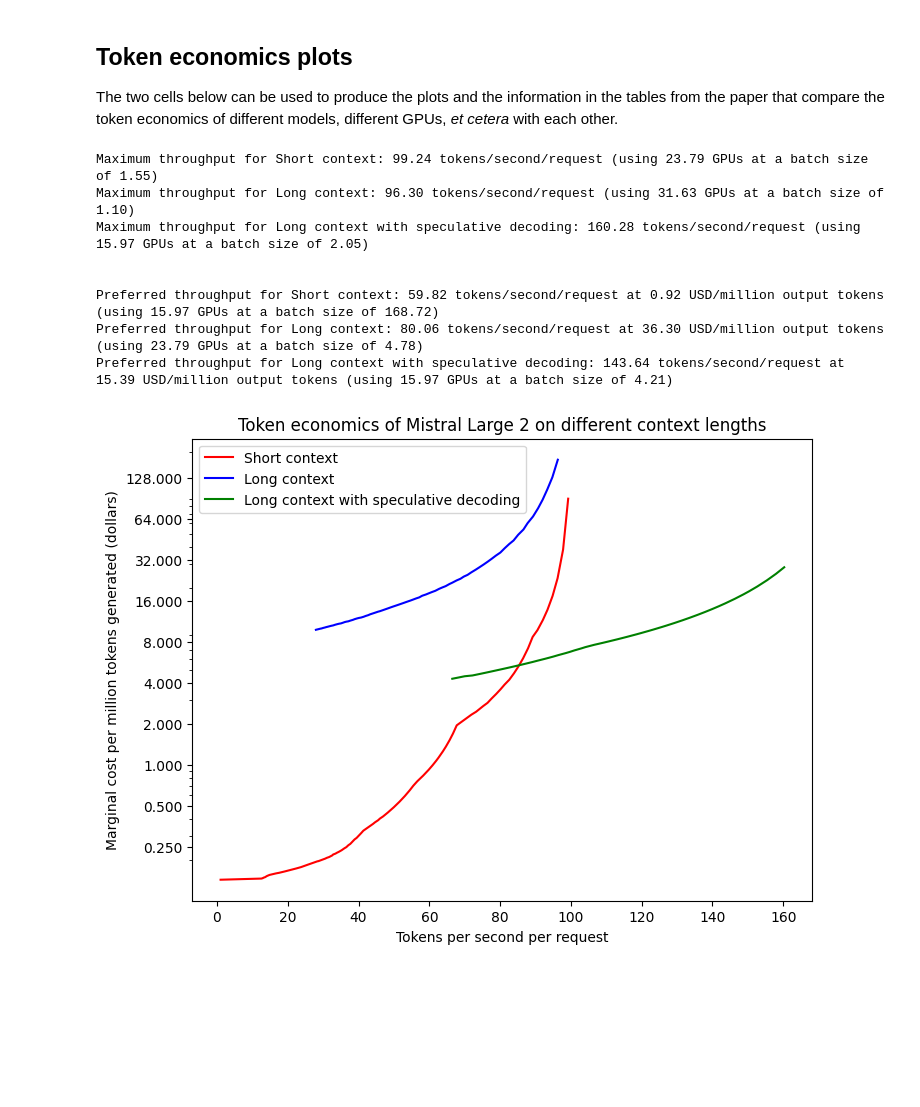
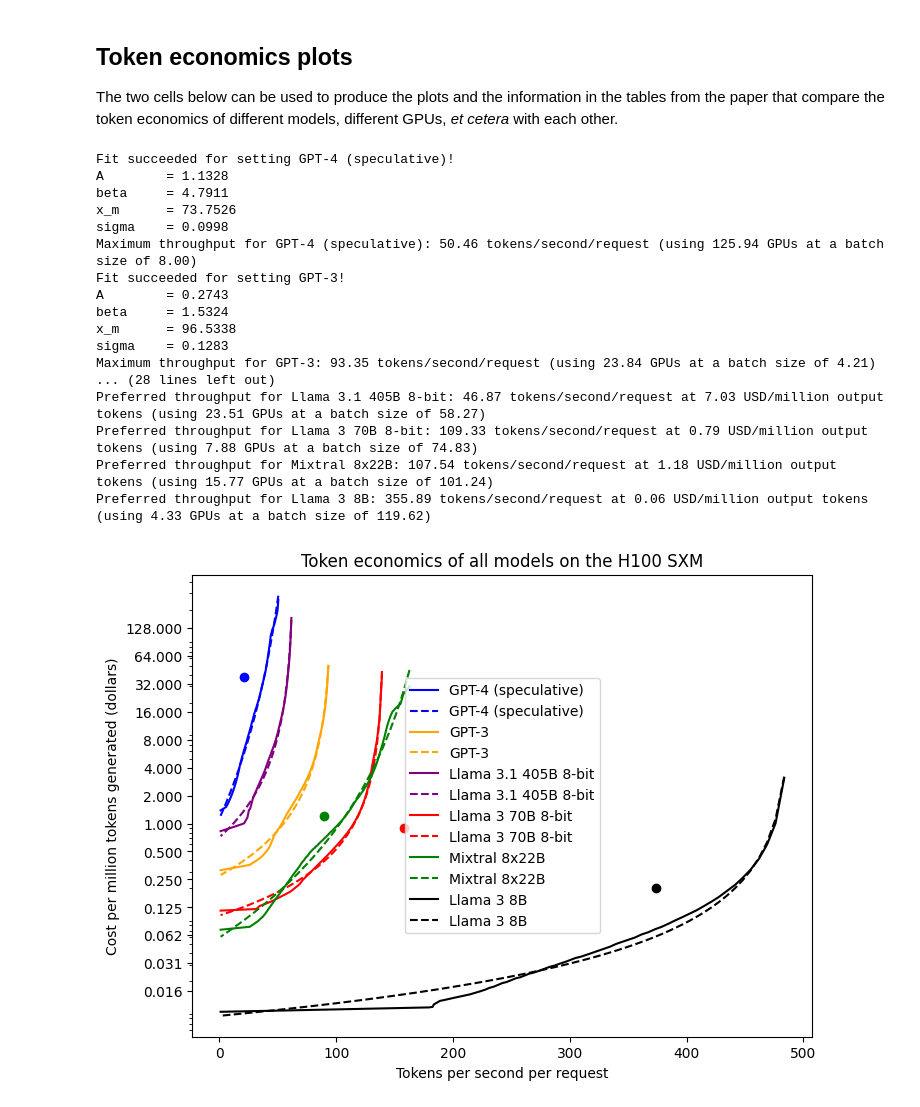
Before and after one commit to YafahEdelman/inference-economics, a Jupyter notebook: inference_economics_notebook.ipynb, the cells around one changed output. Drawn from its saved outputs; the diff is of its cells as text; code cells hidden in the pictures; blank space fills up the shorter version.

Commit message:
Fitting model to Pareto fronts

```diff
--- a/inference_economics_notebook.ipynb
+++ b/inference_economics_notebook.ipynb
@@ -964,15 +1014,15 @@ Output token latency (seconds): [0.01194768]
 
 Here, you can test the theoretical performance of some specific inference setup by playing with the values of all of the variables.
 # %%
-input_len = 100000
+input_len = 0
 output_len = 128
 
-batch_size = 20
+batch_size = 2000
 
-model_obj = Mistral_Large_2
+model_obj = GPT_3
 approx_model_obj = Llama_3_8B_MQA
 gpu = H200
-n_gpu = 8
+n_gpu = 48
 
 #ttft_seconds = model_obj.arithmetic_cost_flop(0, input_len*batch_size)/(n_gpu*gpu.flop_per_second[8*model_obj.weight_precision_bytes])
 #ttft_seconds = token_latency_seconds_default(np.array([n_gpu]), model_obj, gpu, np.array([batch_size]), \
@@ -1185,17 +1375,19 @@ def preference_maximizing_settings(comparison, token_economics_results):
 
 #token_economics_results = pareto_fronts(llama_comparison, section_2_2_token_latency_seconds)
 #current_comparison = gpus_comparison
-#current_comparison = all_models_comparison
+#current_comparison = gpus_long_context_comparison
+current_comparison = all_models_comparison
 #current_comparison = all_models_comparison_with_spec_dec
 #current_comparison = context_length_comparison
 #current_comparison = llama_comparison
 #current_comparison = quantization_comparison
 #current_comparison = spec_dec_comparison
-current_comparison = mistral_large_comparison
+#current_comparison = mistral_large_comparison
+#current_comparison = gpt_4_llama_comparison_with_spec_dec
 
 #current_comparison = tpu_test
 
-token_economics_results = pareto_fronts(current_comparison.comparison_list, token_latency_seconds_default)
+token_economics_results = pareto_fronts(current_comparison.comparison_list, token_latency_seconds_default, use_pp=False)
 #token_economics_results = pareto_fronts(current_comparison, section_2_2_token_latency_seconds)
 
 min_y = min([min(y_coords) for (x_coords, y_coords, gpu_counts, batch_sizes, mfu_values) in token_economics_results])
@@ -1214,6 +1406,21 @@ for (comparison_setting, (x_coords, y_coords, gpu_counts, batch_sizes, mfu_value
 
     plt.scatter(x_l, y_l, color=comparison_setting.color)
 
+  # Fit the model
+  result = fit_lognormal_model(x_coords, y_coords)
+
+  if result.success:
+      A_fit, beta_fit, x_m_fit, log_sigma_fit = result.x
+      print("Fit succeeded for setting %s!" % (comparison_setting.name))
+      print(f"A        = {A_fit:.4f}")
+      print(f"beta     = {beta_fit:.4f}")
+      print(f"x_m      = {x_m_fit:.4f}")
+      print(f"sigma    = {np.exp(log_sigma_fit):.4f}")
+      plt.plot(x_coords, model(x_coords, A_fit, beta_fit, x_m_fit), label=comparison_setting.name, color=comparison_setting.color, linestyle="dashed")
+  else:
+      print("Fit failed for setting %s." % (comparison_setting.name))
+      print(result.message)
+
   opt_index = np.argmax(x_coords)
   print("Maximum throughput for %s: %.2f tokens/second/request (using %.2f GPUs at a batch size of %.2f)" % (comparison_setting.name, x_coords[opt_index], \
                                                                                                              gpu_counts[opt_index], batch_sizes[opt_index]))
@@ -1226,40 +1433,54 @@ for setting_name in preference_max_results:
                                                                                                                                                  results_dict["price_dollars_per_million_tokens"], \
                                                                                                                                                  results_dict["gpus_per_instance"], \
                                                                                                                                                  results_dict["batch_size"]))
 
 plt.xlabel("Tokens per second per request")
-plt.ylabel("Marginal cost per million tokens generated (dollars)")
+plt.ylabel("Cost per million tokens generated (dollars)")
+
+if current_comparison.plot_title == gpt_4_comparison_with_spec_dec.plot_title:
+  plt.hlines(y=10, xmin=71.6, xmax=181.9, color='black', linewidth=2, label='GPT-4o price performance range')
 
 plt.yscale("log")
 plt.gca().set_yticks([tick for tick in np.logspace(start=-10, stop=10, num=21, base=2) if tick <= max_y and tick >= min_y])
 plt.gca().get_yaxis().set_major_formatter(plt.FuncFormatter(lambda y, _: '%.3f' % y))
 
 plt.title(current_comparison.plot_title)
 plt.legend()
 
 plt.savefig(current_comparison.file_name + ".pdf")
 plt.savefig(current_comparison.file_name + ".png")
+plt.savefig(current_comparison.file_name + ".svg")
 plt.show()
 
 for (comparison_setting, (x_coords, y_coords, gpu_counts, batch_sizes, mfu_values)) in zip(current_comparison.comparison_list, token_economics_results):
   plt.plot(x_coords, mfu_values, label=comparison_setting.name, color=comparison_setting.color)
 
 plt.xlabel("Tokens per second per request")
 plt.ylabel("MFU rate")
 
 plt.title(current_comparison.plot_title)
 plt.legend()
 
 plt.savefig("%s_mfu.pdf" % current_comparison.file_name)
 plt.savefig("%s_mfu.png" % current_comparison.file_name)
+plt.savefig("%s_mfu.svg" % current_comparison.file_name)
 plt.show()
 # %% [output]
-Maximum throughput for Short context: 99.24 tokens/second/request (using 23.79 GPUs at a batch size of 1.55)
-Maximum throughput for Long context: 96.30 tokens/second/request (using 31.63 GPUs at a batch size of 1.10)
-Maximum throughput for Long context with speculative decoding: 160.28 tokens/second/request (using 15.97 GPUs at a batch size of 2.05)
-
-
-Preferred throughput for Short context: 59.82 tokens/second/request at 0.92 USD/million output tokens (using 15.97 GPUs at a batch size of 168.72)
-Preferred throughput for Long context: 80.06 tokens/second/request at 36.30 USD/million output tokens (using 23.79 GPUs at a batch size of 4.78)
-Preferred throughput for Long context with speculative decoding: 143.64 tokens/second/request at 15.39 USD/million output tokens (using 15.97 GPUs at a batch size of 4.21)
+Fit succeeded for setting GPT-4 (speculative)!
+A        = 1.1328
+beta     = 4.7911
+x_m      = 73.7526
+sigma    = 0.0998
+Maximum throughput for GPT-4 (speculative): 50.46 tokens/second/request (using 125.94 GPUs at a batch size of 8.00)
+Fit succeeded for setting GPT-3!
+A        = 0.2743
+beta     = 1.5324
+x_m      = 96.5338
+sigma    = 0.1283
+Maximum throughput for GPT-3: 93.35 tokens/second/request (using 23.84 GPUs at a batch size of 4.21)
+... (28 lines left out)
+Preferred throughput for Llama 3.1 405B 8-bit: 46.87 tokens/second/request at 7.03 USD/million output tokens (using 23.51 GPUs at a batch size of 58.27)
+Preferred throughput for Llama 3 70B 8-bit: 109.33 tokens/second/request at 0.79 USD/million output tokens (using 7.88 GPUs at a batch size of 74.83)
+Preferred throughput for Mixtral 8x22B: 107.54 tokens/second/request at 1.18 USD/million output tokens (using 15.77 GPUs at a batch size of 101.24)
+Preferred throughput for Llama 3 8B: 355.89 tokens/second/request at 0.06 USD/million output tokens (using 4.33 GPUs at a batch size of 119.62)
-[figure, old version]
+[figure, new version]
```
Also changed, not shown: parts of 15 cells of this notebook.
